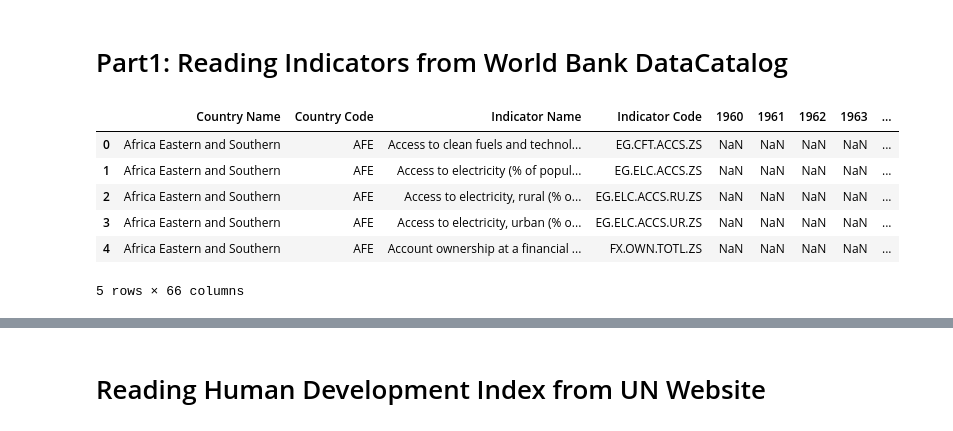
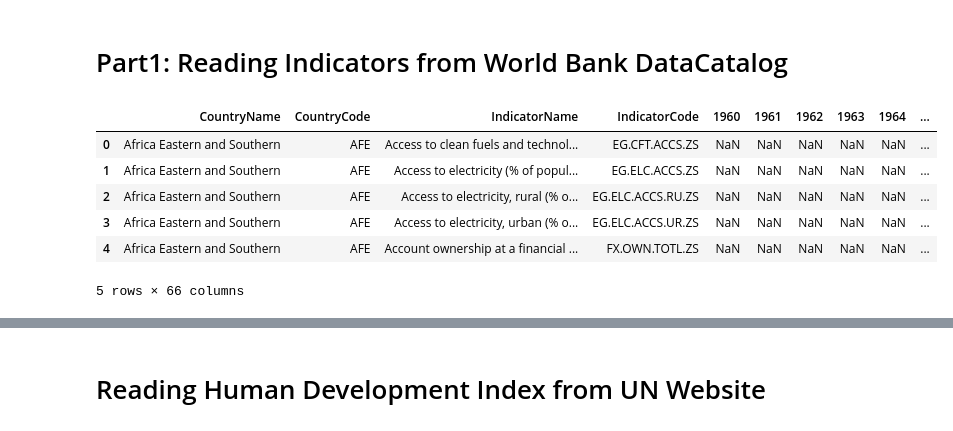
Before and after one commit to JoeAB3/Group5Capstone_Project, a Jupyter notebook: pre-processingWBD.ipynb, the cells around one changed output, grey strips where cells are left out. Drawn from its saved outputs; the diff is of its cells as text; code cells hidden in the pictures.

```diff
--- a/pre-processingWBD.ipynb
+++ b/pre-processingWBD.ipynb
@@ -5,14 +10,16 @@ import pandas as pd
 # %%
 #---- Reading data sets ---- World Bank Indicators
 # loading csv file of development indicators as dataframe
 indicators_df = pd.read_csv('Resources/WDIData.csv')
+# get rid off spaces in column names
+indicators_df.columns =[column.replace(" ", "") for column in indicators_df.columns]
 indicators_df.head()
 # %% [output]
-|  | Country Name | Country Code | Indicator Name | Indicator Code | 1960 | 1961 | 1962 | 1963 | ... |
-| 0 | Africa Eastern and Southern | AFE | Access to clean fuels and technol... | EG.CFT.ACCS.ZS | NaN | NaN | NaN | NaN | ... |
-| 1 | Africa Eastern and Southern | AFE | Access to electricity (% of popul... | EG.ELC.ACCS.ZS | NaN | NaN | NaN | NaN | ... |
-| 2 | Africa Eastern and Southern | AFE | Access to electricity, rural (% o... | EG.ELC.ACCS.RU.ZS | NaN | NaN | NaN | NaN | ... |
-| 3 | Africa Eastern and Southern | AFE | Access to electricity, urban (% o... | EG.ELC.ACCS.UR.ZS | NaN | NaN | NaN | NaN | ... |
-| 4 | Africa Eastern and Southern | AFE | Account ownership at a financial ... | FX.OWN.TOTL.ZS | NaN | NaN | NaN | NaN | ... |
+|  | CountryName | CountryCode | IndicatorName | IndicatorCode | 1960 | 1961 | 1962 | 1963 | 1964 | ... |
+| 0 | Africa Eastern and Southern | AFE | Access to clean fuels and technol... | EG.CFT.ACCS.ZS | NaN | NaN | NaN | NaN | NaN | ... |
+| 1 | Africa Eastern and Southern | AFE | Access to electricity (% of popul... | EG.ELC.ACCS.ZS | NaN | NaN | NaN | NaN | NaN | ... |
+| 2 | Africa Eastern and Southern | AFE | Access to electricity, rural (% o... | EG.ELC.ACCS.RU.ZS | NaN | NaN | NaN | NaN | NaN | ... |
+| 3 | Africa Eastern and Southern | AFE | Access to electricity, urban (% o... | EG.ELC.ACCS.UR.ZS | NaN | NaN | NaN | NaN | NaN | ... |
+| 4 | Africa Eastern and Southern | AFE | Account ownership at a financial ... | FX.OWN.TOTL.ZS | NaN | NaN | NaN | NaN | NaN | ... |
 5 rows × 66 columns
 # %%
```
Also changed, not shown: parts of 20 cells of this notebook, 1 other file.
